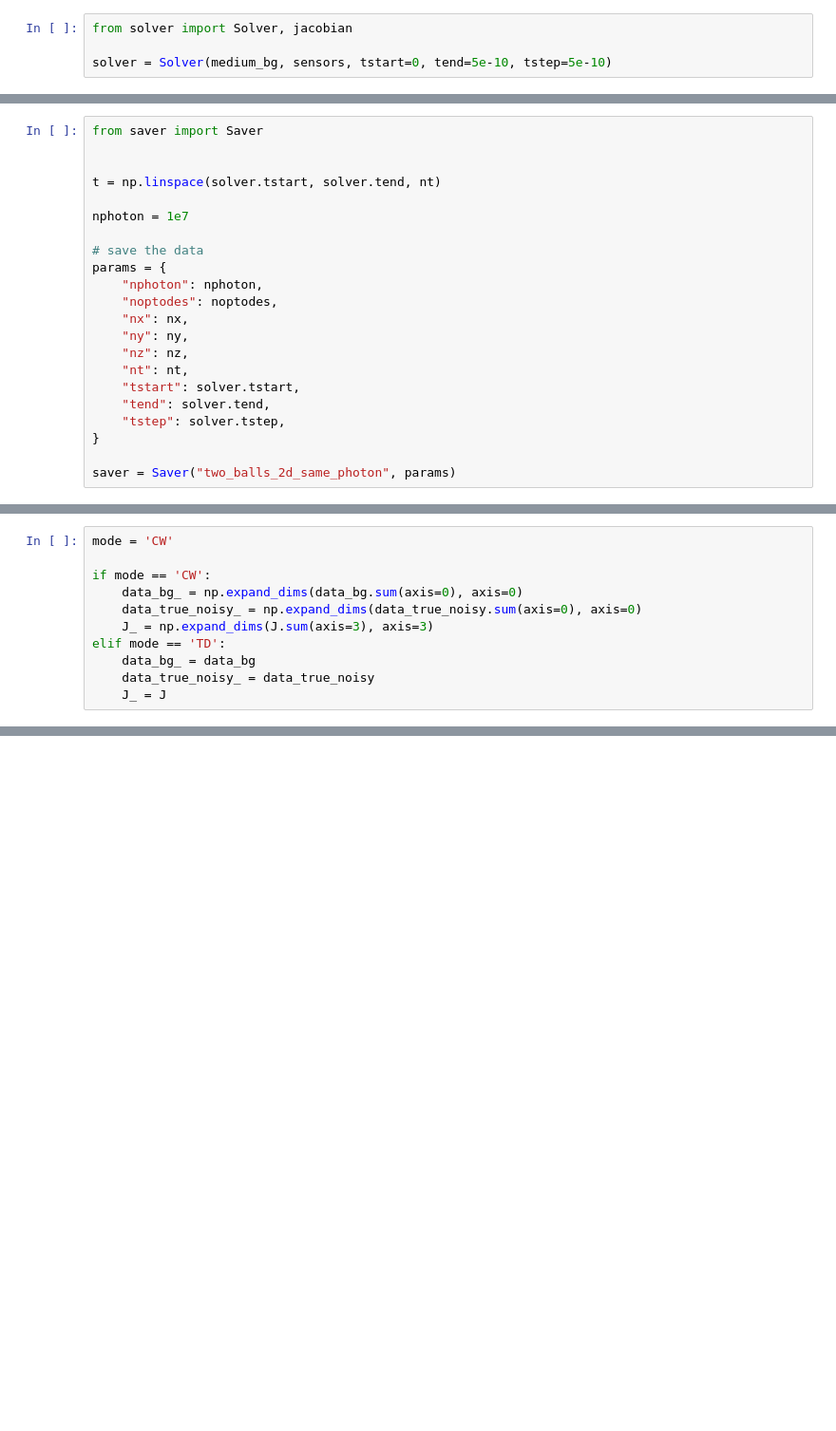
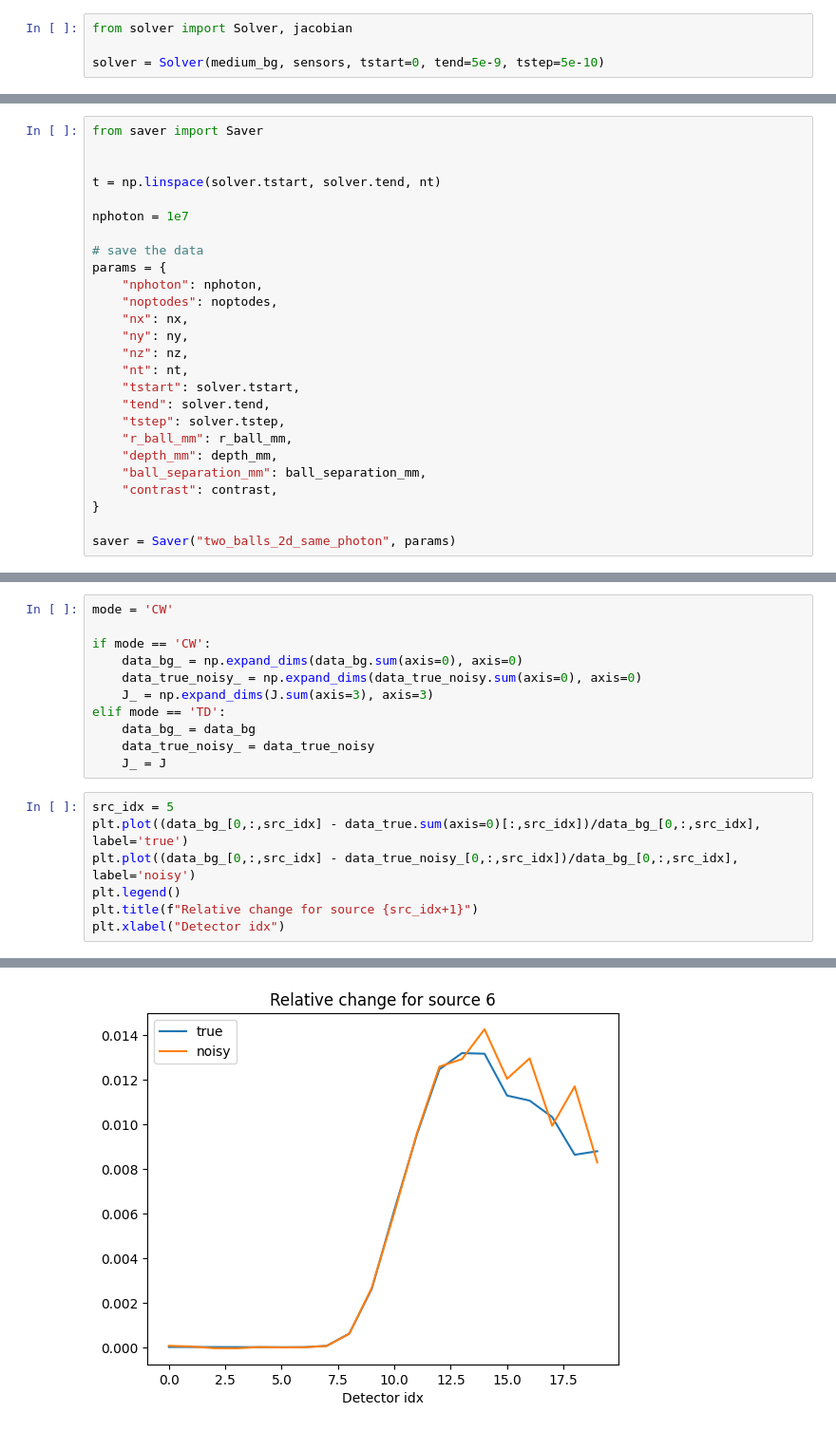
Before and after one commit to neural-imagery/tomography-experiments, a Jupyter notebook: 3d/main.ipynb, the cells around one changed output, grey strips where cells are left out. Shown at 95% size. Drawn from its saved outputs; the diff is of its cells as text; blank space fills up the shorter version.

```diff
--- a/3d/main.ipynb
+++ b/3d/main.ipynb
@@ -26,7 +32,7 @@ medium_true.plot_mua(sensors)
 # %%
 from solver import Solver, jacobian
 
-solver = Solver(medium_bg, sensors, tstart=0, tend=5e-10, tstep=5e-10)
+solver = Solver(medium_bg, sensors, tstart=0, tend=5e-9, tstep=5e-10)
 # %%
 nx, ny, nz = medium_bg.nx, medium_bg.ny, medium_bg.nz
 ndet, nsrc = sensors.ndet, sensors.nsrc
@@ -74,6 +80,10 @@ params = {
     "tstart": solver.tstart,
     "tend": solver.tend,
     "tstep": solver.tstep,
+    "r_ball_mm": r_ball_mm,
+    "depth_mm": depth_mm,
+    "ball_separation_mm": ball_separation_mm,
+    "contrast": contrast,
 }
 
 saver = Saver("two_balls_2d_same_photon", params)
@@ -148,3 +158,11 @@ elif mode == 'TD':
     data_bg_ = data_bg
     data_true_noisy_ = data_true_noisy
     J_ = J
+# %%
+src_idx = 5
+plt.plot((data_bg_[0,:,src_idx] - data_true.sum(axis=0)[:,src_idx])/data_bg_[0,:,src_idx], label='true')
+plt.plot((data_bg_[0,:,src_idx] - data_true_noisy_[0,:,src_idx])/data_bg_[0,:,src_idx], label='noisy')
+plt.legend()
+plt.title(f"Relative change for source {src_idx+1}")
+plt.xlabel("Detector idx")
+# %% [output]
@@ -150,0 +170 @@ elif mode == 'TD':
+[figure, added]
```
Also changed, not shown: parts of 12 cells of this notebook, 1 other file.
